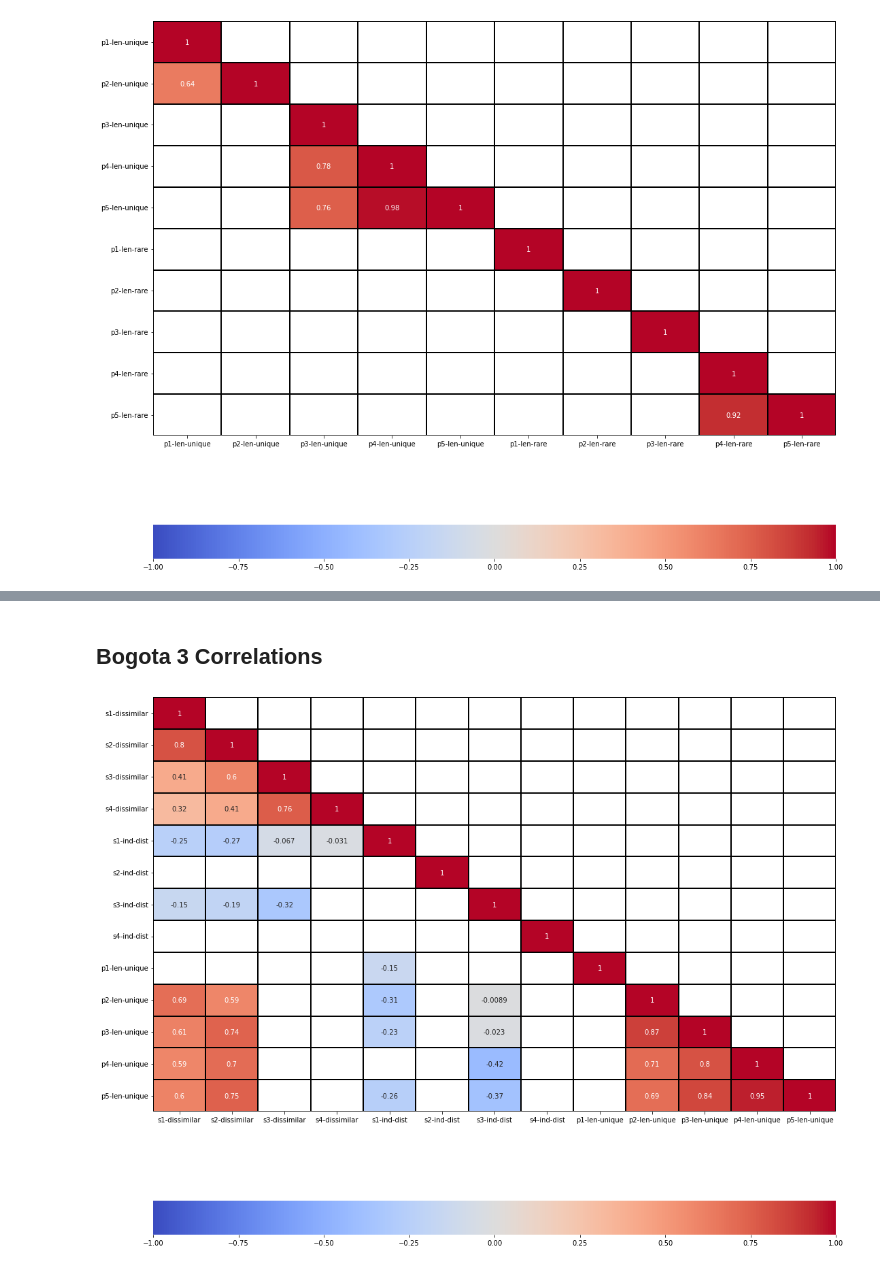
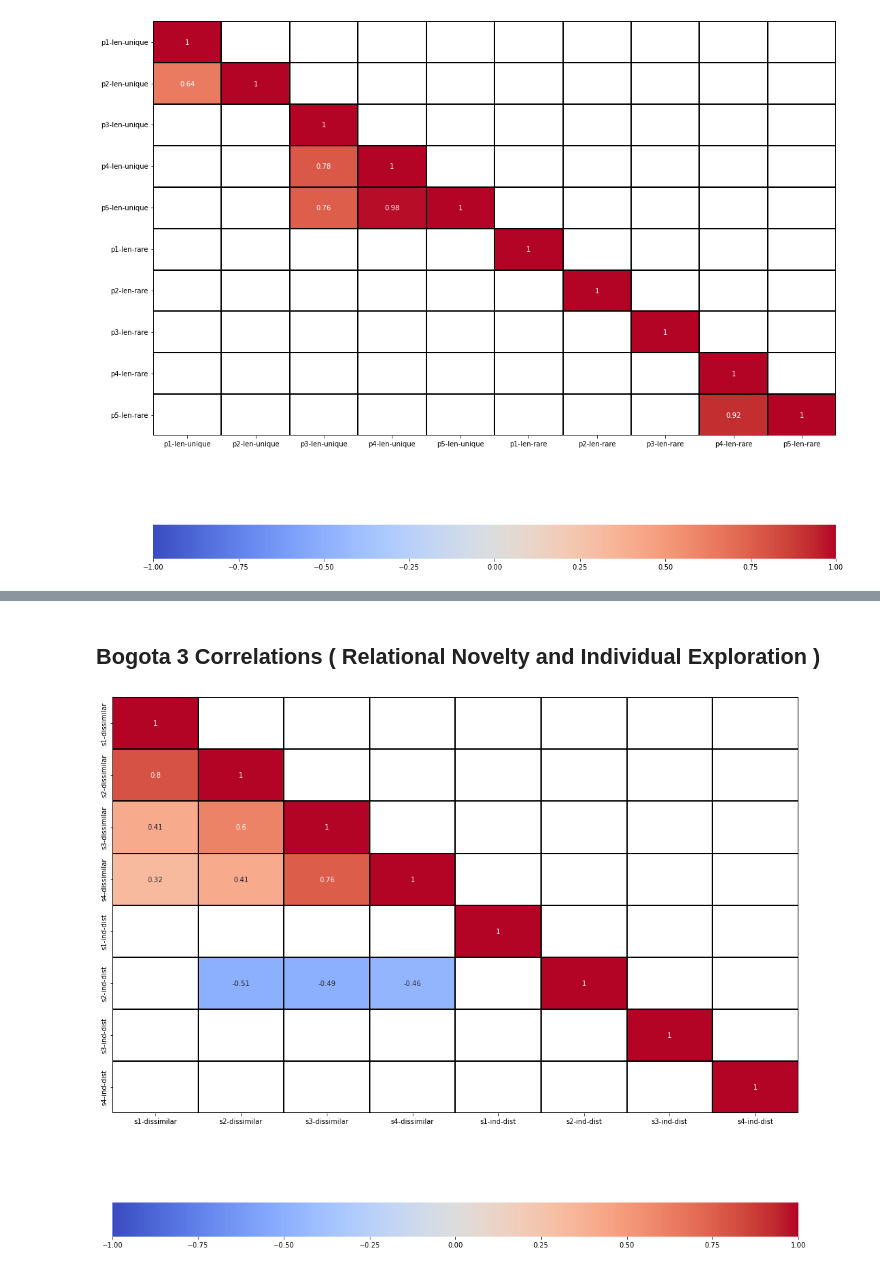
Before and after one commit to ironhacks/spring-2017-analysis, a Jupyter notebook: spring-2017/script/analysis/10-Correlation-Between-Innovation-Variables.ipynb, the cells around one changed output, grey strips where cells are left out. Drawn from its saved outputs; the diff is of its cells as text; code cells hidden in the pictures.

```diff
--- a/spring-2017/script/analysis/10-Correlation-Between-Innovation-Variables.ipynb
+++ b/spring-2017/script/analysis/10-Correlation-Between-Innovation-Variables.ipynb
@@ -292,5 +424,5 @@ plot_cor_matrix(corr,mask)
 # %% [markdown]
-## Bogota 3 Correlations
+## Bogota 3 Correlations ( Relational Novelty and Individual Exploration )
 # %%
 stage1_bogota3_high_similarity.rename(columns={'similarity': 's1-dissimilar'}, inplace=True)
 stage2_bogota3_high_similarity.rename(columns={'similarity': 's2-dissimilar'}, inplace=True)
@@ -309,15 +468,14 @@ phase34_bogota3.rename(columns={'similarity': 's3-ind-dist'}, inplace=True)
 phase45_bogota3.rename(columns={'similarity': 's4-ind-dist'}, inplace=True)
 # %%
 dfs = [stage1_bogota3_high_similarity[['user2', 's1-dissimilar']], stage2_bogota3_high_similarity[['user2', 's2-dissimilar']],  stage3_bogota3_high_similarity[['user2', 's3-dissimilar']],  stage4_bogota3_high_similarity[['user2', 's4-dissimilar']],
-       phase12_bogota3[['user2', 's1-ind-dist']], phase23_bogota3[['user2', 's2-ind-dist']], phase34_bogota3[['user2', 's3-ind-dist']], phase45_bogota3[['user2', 's4-ind-dist']],
-      overall_phase1_bogota3[['user2', 'p1-len-unique']], overall_phase2_bogota3[['user2', 'p2-len-unique']], overall_phase3_bogota3[['user2', 'p3-len-unique']], overall_phase4_bogota3[['user2', 'p4-len-unique']], overall_phase5_bogota3[['user2', 'p5-len-unique']]]
+       phase12_bogota3[['user2', 's1-ind-dist']], phase23_bogota3[['user2', 's2-ind-dist']], phase34_bogota3[['user2', 's3-ind-dist']], phase45_bogota3[['user2', 's4-ind-dist']]]
 
 df_final = functools.reduce(lambda left, right: pd.merge(left,right,on='user2'), dfs)
-bogota3_stage_metrics = df_final.drop('user2', axis=1)
+bogota3_performance_metrics = df_final.drop('user2', axis=1)
 # %%
-corr = bogota3_stage_metrics.corr(method='spearman')                            # get correlation
-p_values = corr_sig(bogota1_stage_metrics)                     # get p-Value
+corr = bogota3_performance_metrics.corr(method='spearman')                            # get correlation
+p_values = corr_sig(bogota3_performance_metrics)                     # get p-Value
 mask = np.invert(np.tril(p_values<0.05))    # mask - only get significant corr
 plot_cor_matrix(corr,mask)
 # %% [output]
-[figure, old version]
+[figure, new version]
```
Also changed, not shown: parts of 32 cells of this notebook, 1 other file.
